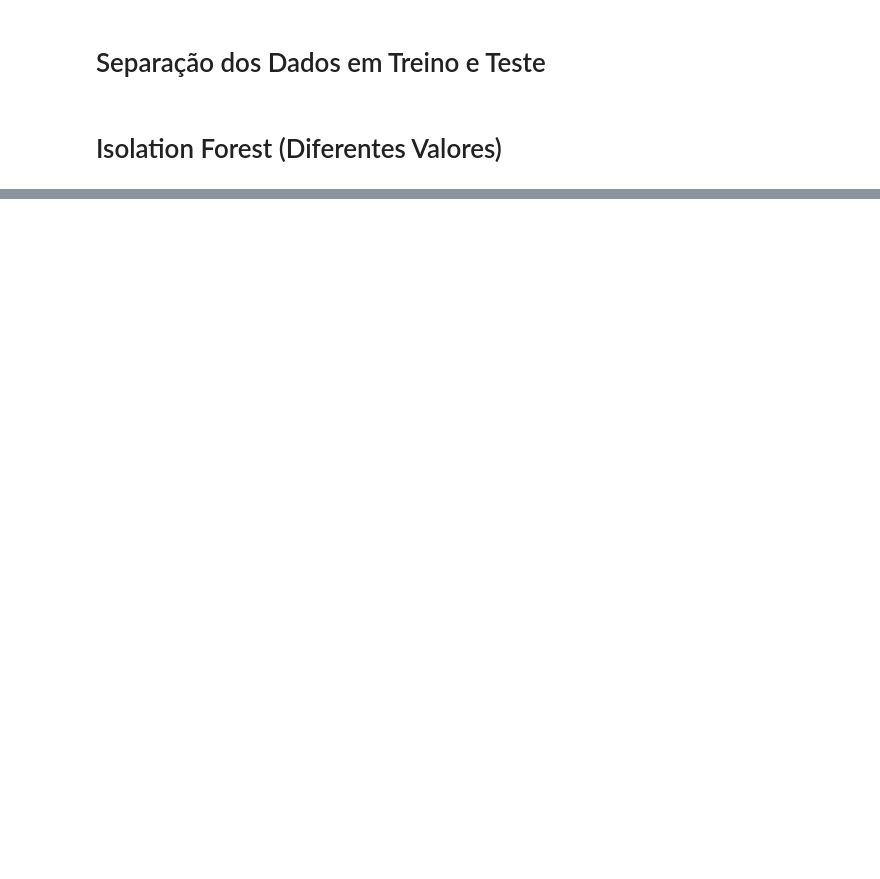
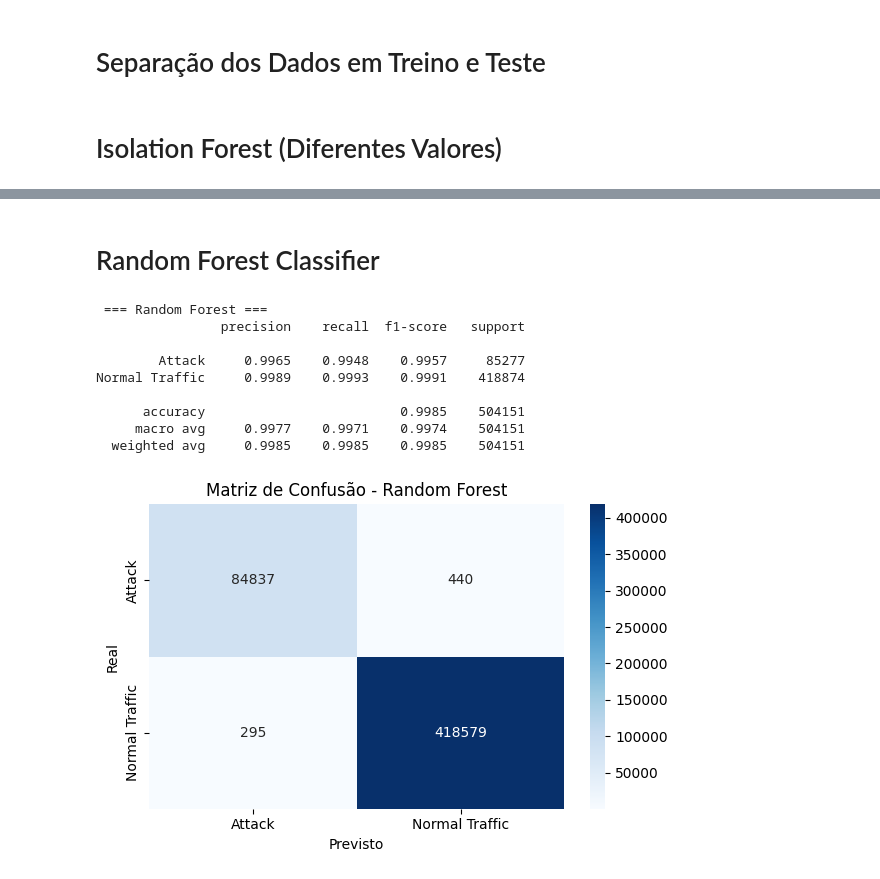
Before and after one commit to dani2308/scadatr, a Jupyter notebook: train_tests.ipynb, the cells around one changed output, grey strips where cells are left out. Saved outputs shown, nothing was run; the diff lists cells and outputs as text; code cells hidden in the pictures; blank space fills up the shorter version.

```diff
--- a/train_tests.ipynb
+++ b/train_tests.ipynb
@@ -74,0 +172,52 @@ Normal Traffic     0.8635    0.9900    0.9225   2095057
+# %% [markdown]
+# Random Forest Classifier
+# %%
+from sklearn.ensemble import RandomForestClassifier
+from sklearn.metrics import classification_report, confusion_matrix
+import seaborn as sns
+import matplotlib.pyplot as plt
+
+# (1) Criar labels binários para treino e teste
+y_train_full = ["Normal Traffic" if y == "Normal Traffic" else "Attack" for y in y_misto]
+X_train_full, X_test_final, y_train_final, y_test_final = train_test_split(
+    X_misto, y_train_full, test_size=0.2, random_state=42)
+
+# (2) Normalizar com os dados mistos agora
+scaler = StandardScaler()
+X_train_scaled = scaler.fit_transform(X_train_full)
+X_test_scaled = scaler.transform(X_test_final)
+
+# (3) Treinar o modelo
+rf_model = RandomForestClassifier(n_estimators=100, random_state=42, n_jobs=-1)
+rf_model.fit(X_train_scaled, y_train_final)
+
+# (4) Fazer previsões
+y_pred_rf = rf_model.predict(X_test_scaled)
+
+# (5) Avaliar resultados
+print("\n === Random Forest ===")
+print(classification_report(y_test_final, y_pred_rf, digits=4))
+
+# (6) Matriz de Confusão
+cm_rf = confusion_matrix(y_test_final, y_pred_rf, labels=["Attack", "Normal Traffic"])
+
+plt.figure(figsize=(6, 4))
+sns.heatmap(cm_rf, annot=True, fmt='d', cmap='Blues',
+            xticklabels=["Attack", "Normal Traffic"],
+            yticklabels=["Attack", "Normal Traffic"])
+plt.title("Matriz de Confusão - Random Forest")
+plt.xlabel("Previsto")
+plt.ylabel("Real")
+plt.tight_layout()
+plt.show()
+# %% [output]
+ === Random Forest ===
+                precision    recall  f1-score   support
+
+        Attack     0.9965    0.9948    0.9957     85277
+Normal Traffic     0.9989    0.9993    0.9991    418874
+
+      accuracy                         0.9985    504151
+     macro avg     0.9977    0.9971    0.9974    504151
+  weighted avg     0.9985    0.9985    0.9985    504151
+[figure, added]
```
Also changed, not shown: parts of 4 cells of this notebook.
